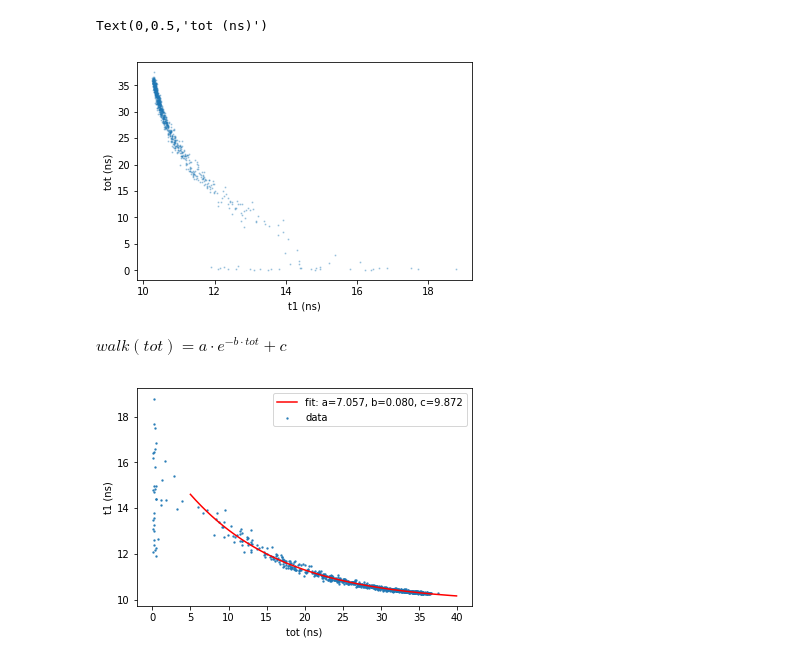
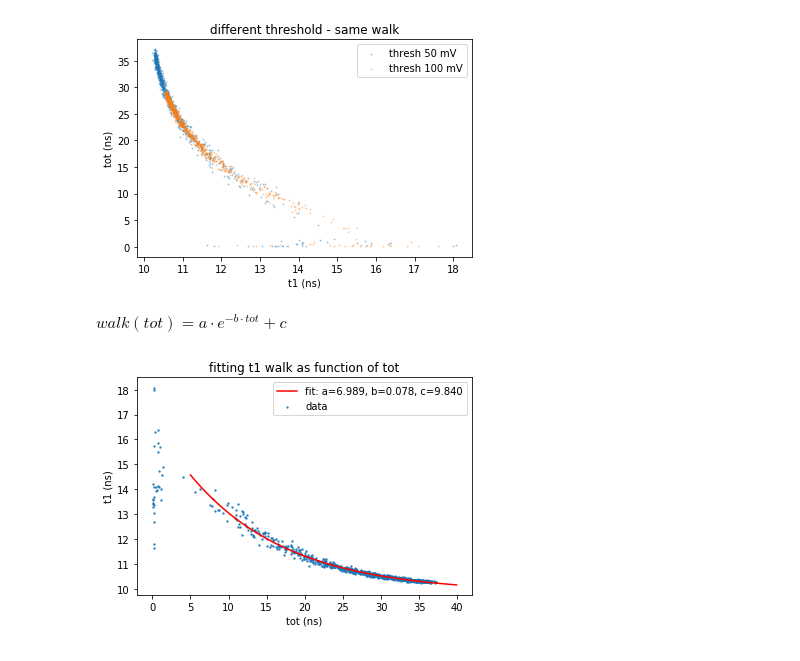
Before and after one commit to acidbourbon/lab_bench, a Jupyter notebook: workdir/jupyter/software_examples/soft_discriminator_walk_theory_noise.ipynb, the cells around one changed output. Cells and saved outputs as stored; diff of their text form; code cells hidden in the pictures.

```diff
--- a/workdir/jupyter/software_examples/soft_discriminator_walk_theory_noise.ipynb
+++ b/workdir/jupyter/software_examples/soft_discriminator_walk_theory_noise.ipynb
@@ -75,0 +86,33 @@ tot = np.array(tot_list)
+# %%
+t1_list  = []
+tot_list = []
+
+thresh = 100e-3
+
+for i in range(0,1000):
+
+  y = random.random()*det
+  y = add_noise(t,y,rms=noise,bw=noise_bw)
+  discr, t1, tot = discriminate(t,y,thresh,hysteresis=hyst)
+  t1_list  += [t1]
+  tot_list += [tot]
+  if (i < 80):
+    alpha = 0.2
+    plt.plot(t*1e9,y*1e3,label="det pulse",color=colors[0],alpha=alpha)
+    plt.plot(t*1e9,discr*100-120,label="discr. out",color=colors[2],alpha=alpha)
+
+plt.plot(t*1e9,y*0+thresh*1e3,label="threshold",color=colors[1])
+plt.xlabel("ns")
+plt.ylabel("mV")
+plt.title("thresh = {:3.1f} mV".format(thresh*1e3))
+plt.show()
+
+t1_b = np.array(t1_list)
+tot_b = np.array(tot_list)
+
+plt.scatter(t1_b*1e9,tot_b*1e9, s=1, alpha=0.3, label="thresh = {:3.1f} mV".format(thresh*1e3))
+plt.legend()
+plt.xlabel("t1 (ns)")
+plt.ylabel("tot (ns)")
+plt.title("leading edge walk")
+plt.show()
@@ -76,18 +122,21 @@ tot = np.array(tot_list)
 # %%
-plt.scatter(t1*1e9,tot*1e9, s=1, alpha=0.3)
+plt.scatter(t1_a*1e9,tot_a*1e9, s=1, alpha=0.3, label="thresh 50 mV")
+plt.scatter(t1_b*1e9,tot_b*1e9, s=1, alpha=0.3, label="thresh 100 mV")
+plt.legend()
 plt.xlabel("t1 (ns)")
 plt.ylabel("tot (ns)")
+plt.title("different threshold - same walk")
+plt.show()
 # %% [output]
-Text(0,0.5,'tot (ns)')
-[figure, old version]
+[figure, new version]
 # %%
 
 def t1_walk(x, a,b,c):
     return a*np.exp(-b*(x))+c
 
 
-xdata = tot*1e9
-ydata = t1*1e9
+xdata = tot_a*1e9
+ydata = t1_a*1e9
 
 mask = ~np.isnan(xdata) & ~np.isnan(ydata) & (xdata >5)
 xdata = xdata[mask]
@@ -100,13 +149,14 @@ popt, pcov = curve_fit(t1_walk, xdata, ydata, p0 = [1,1,1])
 display(Math(r'walk(tot) = a\cdot e^{-b\cdot tot}+c '))
 
 plt.plot(plot_x, t1_walk(plot_x, *popt), 'r-',         label='fit: a=%5.3f, b=%5.3f, c=%5.3f' % tuple(popt))
-plt.scatter(tot*1e9,t1*1e9, s=2, alpha=0.8,label="data")
+plt.scatter(tot_a*1e9,t1_a*1e9, s=2, alpha=0.8,label="data")
 plt.ylabel("t1 (ns)")
 plt.xlabel("tot (ns)")
 plt.legend()
+plt.title("fitting t1 walk as function of tot")
 plt.show()
 # %% [output]
 $\displaystyle walk(tot) = a\cdot e^{-b\cdot tot}+c $
-[figure, old version]
+[figure, new version]
 # %%
 #end
```
Also changed, not shown: parts of 3 cells of this notebook.
